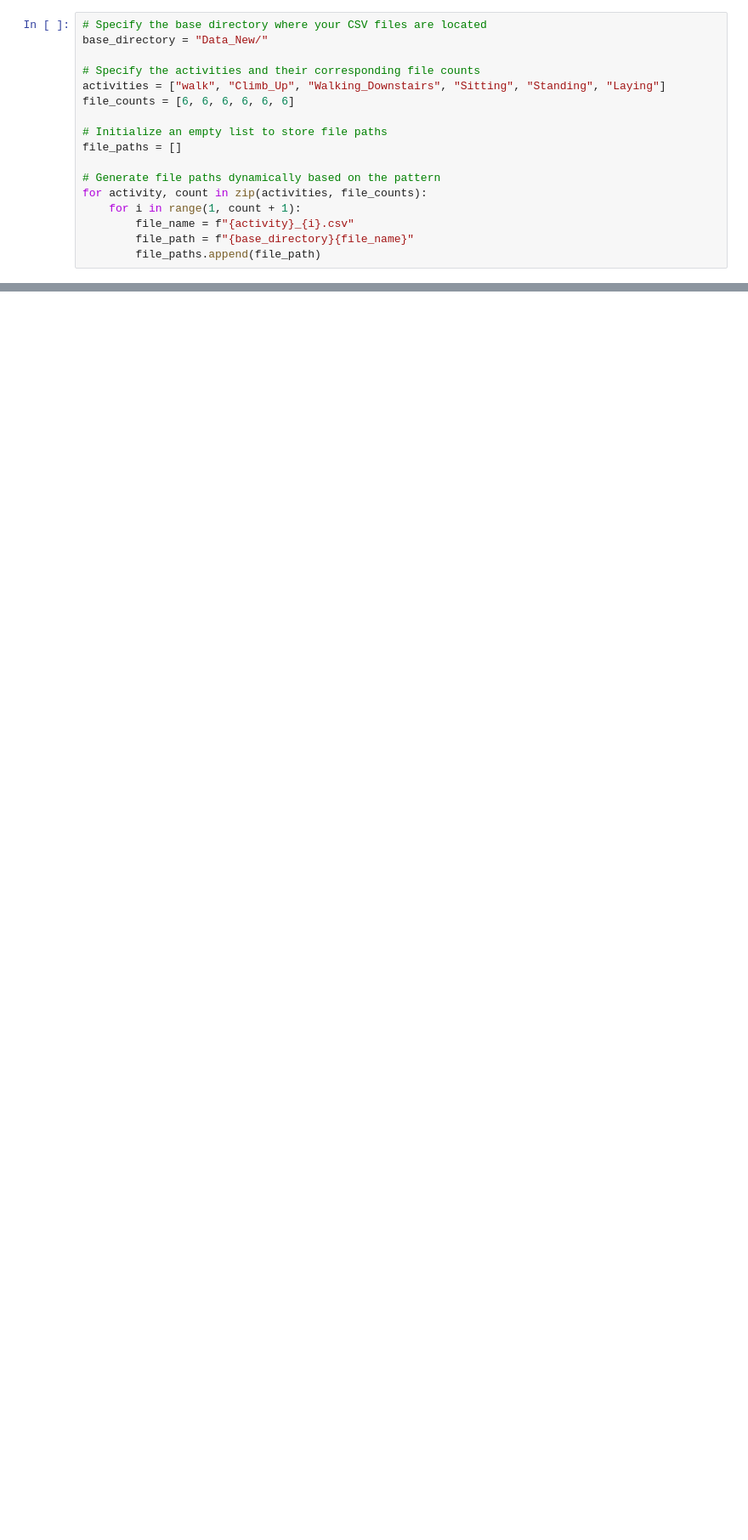
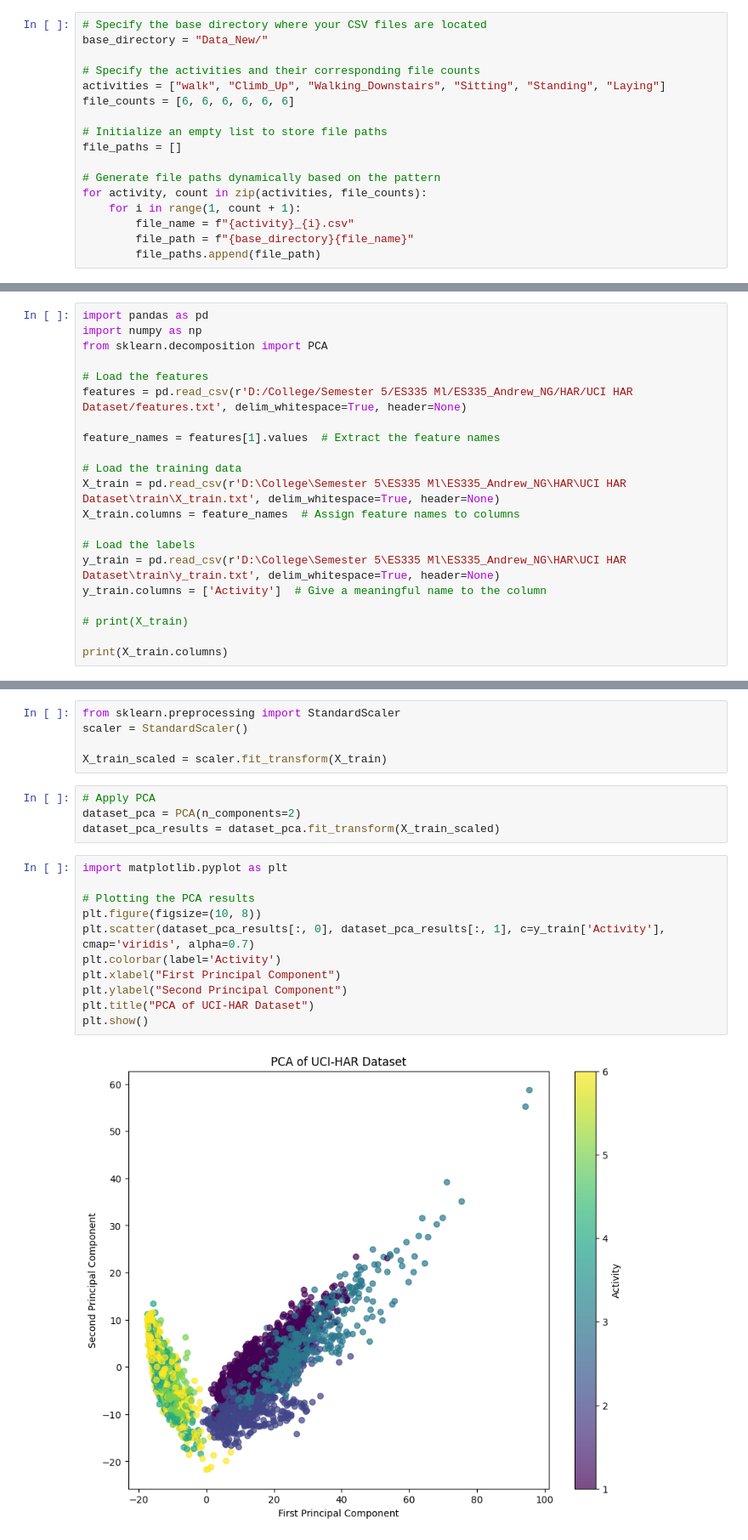
Before and after one commit to Dhruv-Sharma01/ES335_Andrew_NG, a Jupyter notebook: T4.ipynb, the cells around one changed output, grey strips where cells are left out. Shown at 85% size. Saved outputs shown, nothing was run; the diff lists cells and outputs as text; blank space fills up the shorter version.

```diff
--- a/T4.ipynb
+++ b/T4.ipynb
@@ -105,0 +167,21 @@ for i, activity in enumerate(activities):
+# %%
+import pandas as pd
+import numpy as np
+from sklearn.decomposition import PCA
+
+# Load the features
+features = pd.read_csv(r'D:/College/Semester 5/ES335 Ml/ES335_Andrew_NG/HAR/UCI HAR Dataset/features.txt', delim_whitespace=True, header=None)
+
+feature_names = features[1].values  # Extract the feature names
+
+# Load the training data
+X_train = pd.read_csv(r'D:\College\Semester 5\ES335 Ml\ES335_Andrew_NG\HAR\UCI HAR Dataset\train\X_train.txt', delim_whitespace=True, header=None)
+X_train.columns = feature_names  # Assign feature names to columns
+
+# Load the labels
+y_train = pd.read_csv(r'D:\College\Semester 5\ES335 Ml\ES335_Andrew_NG\HAR\UCI HAR Dataset\train\y_train.txt', delim_whitespace=True, header=None)
+y_train.columns = ['Activity']  # Give a meaningful name to the column
+
+# print(X_train)
+
+print(X_train.columns)
@@ -105,0 +201,22 @@ for i, activity in enumerate(activities):
+# %%
+from sklearn.preprocessing import StandardScaler
+scaler = StandardScaler()
+
+X_train_scaled = scaler.fit_transform(X_train)
+# %%
+# Apply PCA
+dataset_pca = PCA(n_components=2)
+dataset_pca_results = dataset_pca.fit_transform(X_train_scaled)
+# %%
+import matplotlib.pyplot as plt
+
+# Plotting the PCA results
+plt.figure(figsize=(10, 8))
+plt.scatter(dataset_pca_results[:, 0], dataset_pca_results[:, 1], c=y_train['Activity'], cmap='viridis', alpha=0.7)
+plt.colorbar(label='Activity')
+plt.xlabel("First Principal Component")
+plt.ylabel("Second Principal Component")
+plt.title("PCA of UCI-HAR Dataset")
+plt.show()
+# %% [output]
+[figure, added]
```
Also changed, not shown: parts of 12 cells of this notebook, 12 other files.
